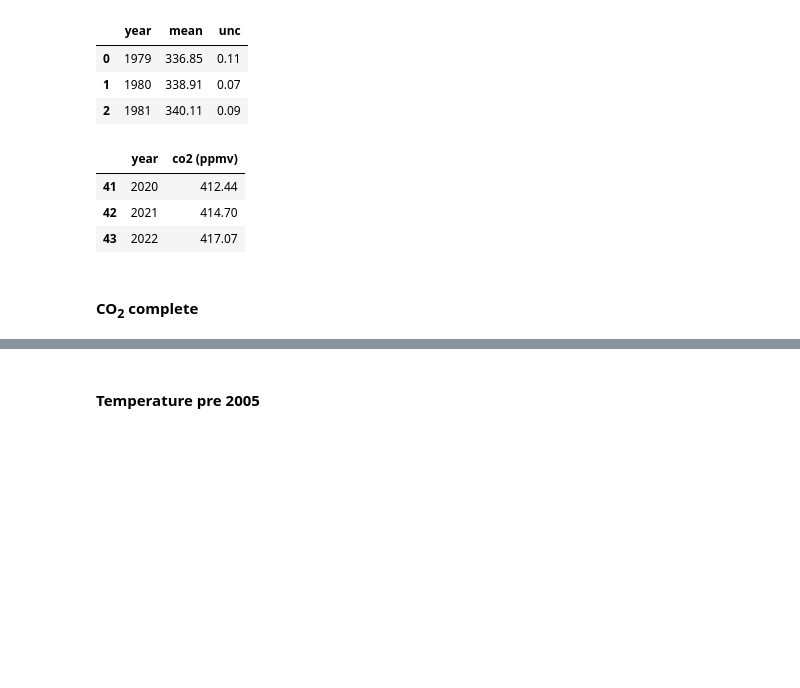
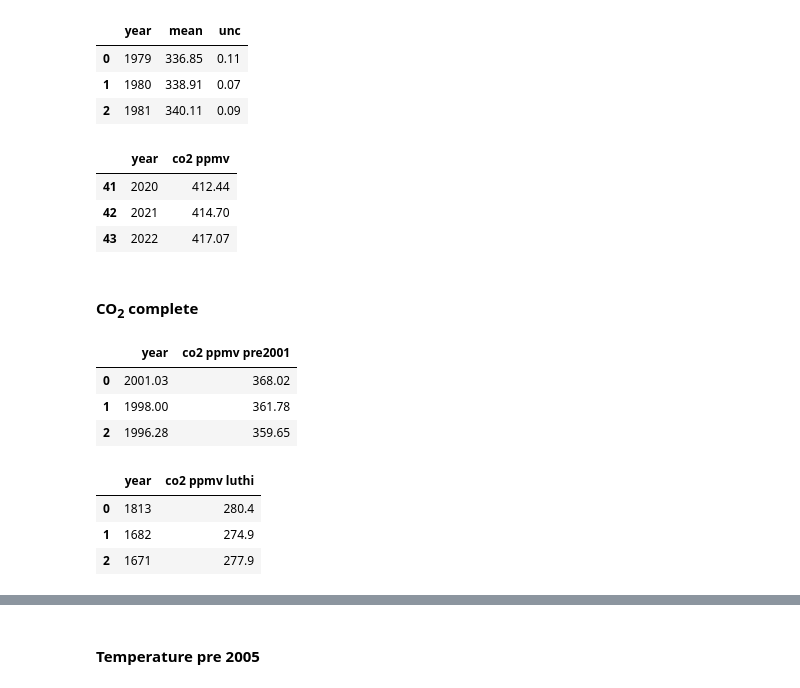
Before and after one commit to nurbujang/2progdaw23, a Jupyter notebook: project2.ipynb, the cells around one changed output, grey strips where cells are left out. Saved outputs shown, nothing was run; the diff lists cells and outputs as text; code cells hidden in the pictures; blank space fills up the shorter version.

```diff
--- a/project2.ipynb
+++ b/project2.ipynb
@@ -203,10 +219,10 @@ df_co2_post2001.head(3)
 | 2 | 1981 | 340.11 | 0.09 |
 # %%
 df_co2_post2001 = df_co2_post2001.iloc[:, :2].copy()
-df_co2_post2001.rename(columns={'mean': 'co2 (ppmv)'}, inplace=True)
+df_co2_post2001.rename(columns={'mean': 'co2 ppmv'}, inplace=True)
 df_co2_post2001.tail(3)
 # %% [output]
-|  | year | co2 (ppmv) |
+|  | year | co2 ppmv |
 | 41 | 2020 | 412.44 |
 | 42 | 2021 | 414.70 |
 | 43 | 2022 | 417.07 |
@@ -230,0 +231,18 @@ df_co2_post2001.tail(3)
+# %%
+df_co2_all = [df_co2_pre2001[['year', 'co2 ppmv']].rename(columns={'co2 ppmv': 'co2 ppmv pre2001'}),
+               df_co2_luthi[['year', 'co2 ppmv']].rename(columns={'co2 ppmv': 'co2 ppmv luthi'}),
+               df_co2_post2001[['year','co2 ppmv']].rename(columns={'co2 ppmv': 'co2 ppmv post2001'})
+               ]
+df_co2_all[0].head(3)  # PYTHON STARTS WITH INDEX 0 TO ACCESS THE 0TH ELEMENT
+# %% [output]
+|  | year | co2 ppmv pre2001 |
+| 0 | 2001.03 | 368.02 |
+| 1 | 1998.00 | 361.78 |
+| 2 | 1996.28 | 359.65 |
+# %%
+df_co2_all[1].head(3)
+# %% [output]
+|  | year | co2 ppmv luthi |
+| 0 | 1813 | 280.4 |
+| 1 | 1682 | 274.9 |
+| 2 | 1671 | 277.9 |
```
Also changed, not shown: parts of 89 cells of this notebook, 2 other files.
